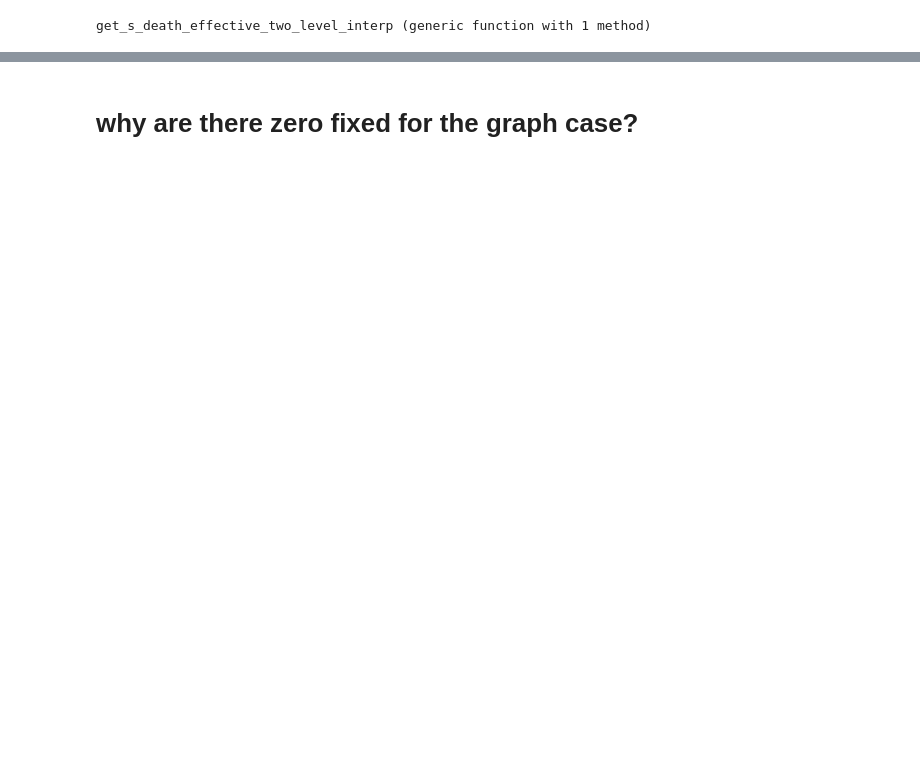
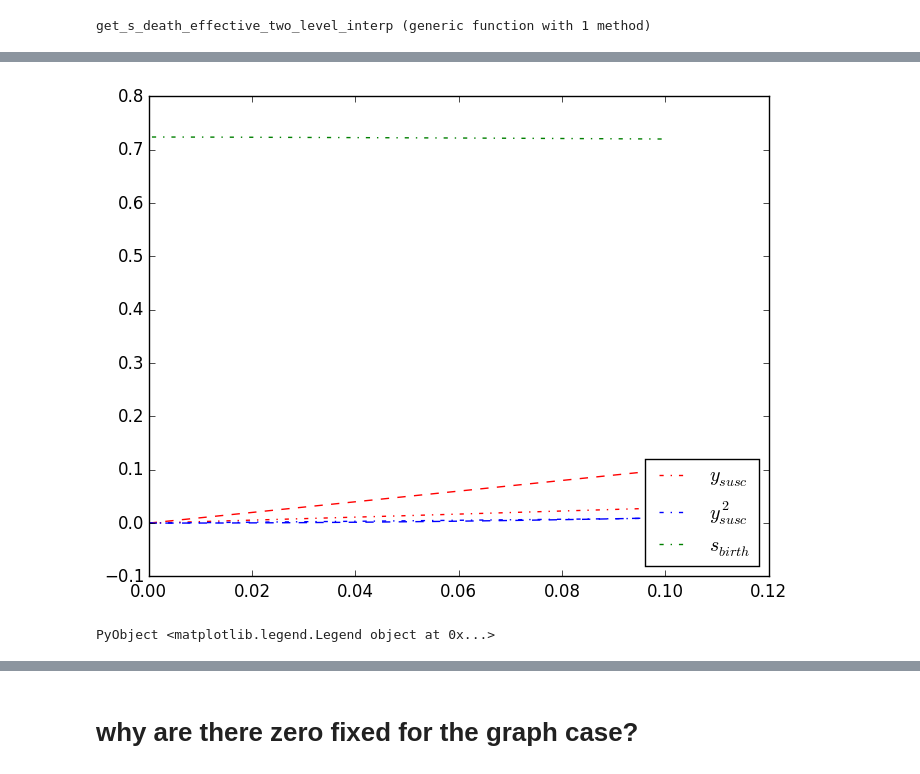
Before and after one commit to jnkh/epidemics, a Jupyter notebook: Data Analysis.ipynb, the cells around one changed output, grey strips where cells are left out. Drawn from its saved outputs; the diff is of its cells as text; code cells hidden in the pictures; blank space fills up the shorter version.

```diff
--- a/Data Analysis.ipynb
+++ b/Data Analysis.ipynb
@@ -390,0 +481,28 @@ semilogx(w_range,s(y_eff,alpha,beta),"--r")
+# %%
+using Dierckx
+yy = 0:0.0001:0.1
+
+# plot(yy,evaluate(y_inf_interp,yy),"r",label=L"y_{inf}")
+# plot(yy,yy,"--r")
+
+# plot(yy,evaluate(y_sq_inf_interp,yy),"b",label=L"y_{inf}^{2}")
+# plot(yy,yy.^2,"--b")
+
+plot(yy,evaluate(y_susc_interp,yy),"-.r",label=L"y_{susc}")
+plot(yy,yy,"--r")
+
+plot(yy,evaluate(y_sq_susc_interp,yy),"-.b",label=L"y_{susc}^2")
+plot(yy,yy.^2,"--b")
+
+ plot(yy,
+ get_s_birth_effective_two_level_interp(collect(yy),alpha,y_susc_interp,y_sq_susc_interp),
+ "-.g",label=L"s_{birth}")
+
+#plot(yy,(1 - yy)./yy,"-k")
+legend(loc="lower right")
+
+#xlim([0,1])
+#ylim([0,1])
+# %% [output]
+[figure, added]
+PyObject <matplotlib.legend.Legend object at 0x...>
```
Also changed, not shown: parts of 34 cells of this notebook, 6 other files.
